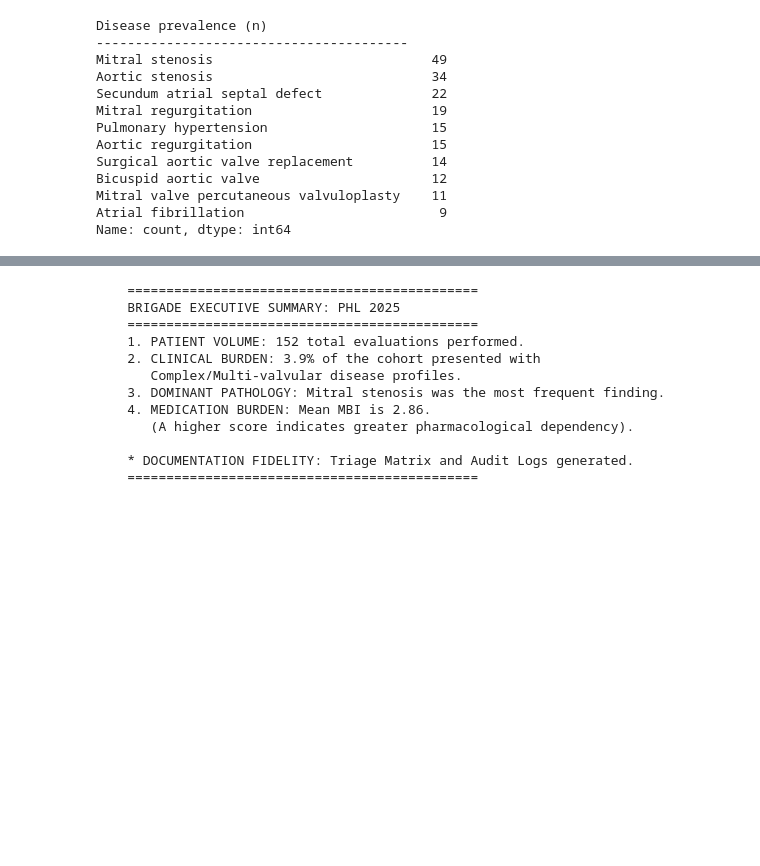
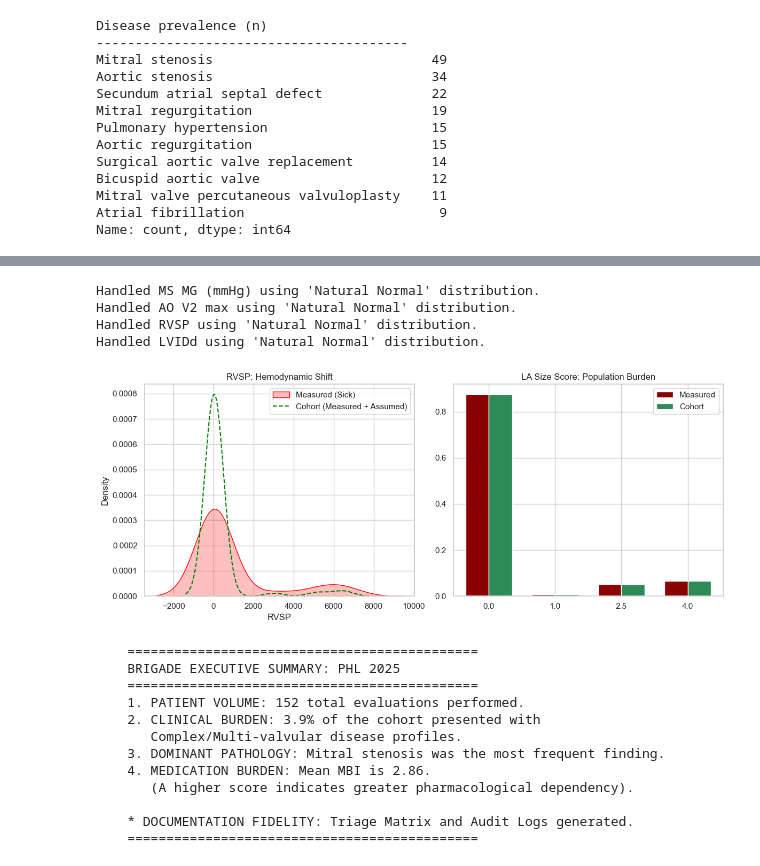
Before and after one commit to enrodri/phl_2025, a Jupyter notebook: phl_2025_1.ipynb, the cells around one changed output, grey strips where cells are left out. Drawn from its saved outputs; the diff is of its cells as text; code cells hidden in the pictures; blank space fills up the shorter version.

```diff
--- a/phl_2025_1.ipynb
+++ b/phl_2025_1.ipynb
@@ -828,3 +934,54 @@ Identified 6 High-Complexity cases.
+# %%
+'''
+Step 6:
+'''
+for var in echo_missing:
+    if var in stat.df.columns:
+        # Use 'Natural Normal' to respect Brigade Logic while keeping variance
+        stat.df[f'{var}_Imputed'] = stat.impute_normal(var)
+        print(f"Handled {var} using 'Natural Normal' distribution.")
+
+df_final = stat.df
+# %% [output]
+Handled MS MG (mmHg) using 'Natural Normal' distribution.
+Handled AO V2 max using 'Natural Normal' distribution.
+Handled RVSP using 'Natural Normal' distribution.
+Handled LVIDd using 'Natural Normal' distribution.
+# %%
+# 1. Initialize
+targets = ['RVSP', 'LVIDd', 'LA_Size_Score', 'LVEF_Score']
+
+# 2. Impute and compare
+for var in targets:
+    if var in df_final.columns:
+        stat.df[f'{var}_Imputed'] = stat.impute_normal(var)
+
+# 3. Visualization: Continuous Hemodynamics (RVSP)
+plt.figure(figsize=(12, 5))
+plt.subplot(1, 2, 1)
+sns.kdeplot(df_final['RVSP'].dropna(), label='Measured (Sick)', color='red', fill=True)
+sns.kdeplot(df_final['RVSP_Imputed'], label='Cohort (Measured + Assumed)', color='green', linestyle='--')
+plt.title("RVSP: Hemodynamic Shift")
+plt.legend()
+
+# 4. Visualization: Discrete Anatomy (LA Size)
+plt.subplot(1, 2, 2)
+# Count the frequencies for the imputed vs original
+original_counts = df_final['LA_Size_Score'].value_counts(normalize=True).sort_index()
+imputed_counts = df_final['LA_Size_Score_Imputed'].value_counts(normalize=True).sort_index()
+
+width = 0.35
+x = np.arange(len(imputed_counts))
+plt.bar(x - width/2, original_counts.reindex(imputed_counts.index, fill_value=0), width, label='Measured', color='darkred')
+plt.bar(x + width/2, imputed_counts, width, label='Cohort', color='seagreen')
+plt.xticks(x, imputed_counts.index)
+plt.title("LA Size Score: Population Burden")
+plt.legend()
+
+plt.tight_layout()
+plt.show()
+# %% [output]
+[figure, added]
 # %%
 generate_mission_report(calculated, ext.complexity_stats)
 # %% [output]
```
Also changed, not shown: parts of 8 cells of this notebook, 6 other files.
